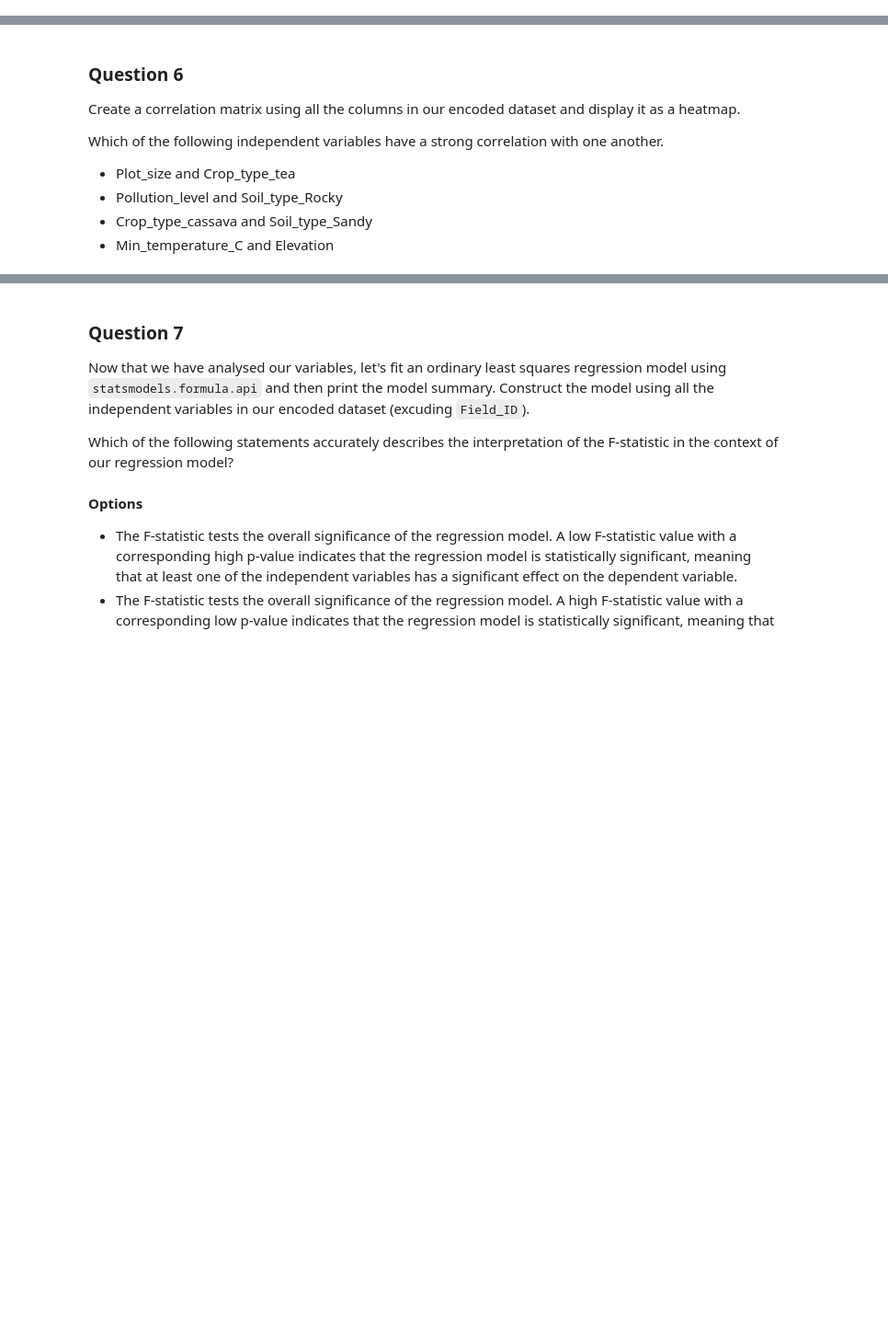
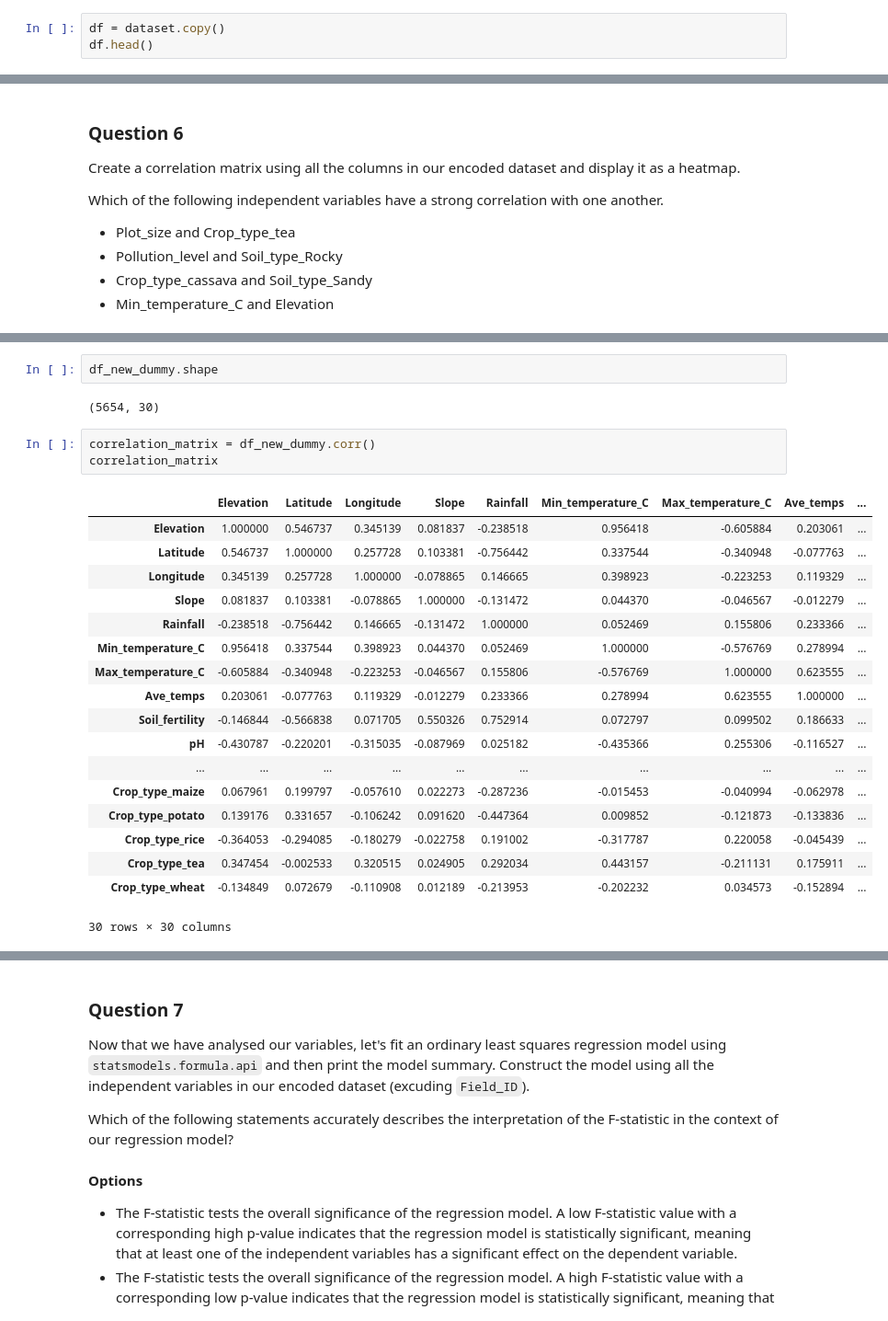
Before and after one commit to ndegwaanth/alX-datascience, a Jupyter notebook: machine_learning/notebooks/week5/Linear_regression_MCQ_student_version.ipynb, the cells around one changed output, grey strips where cells are left out. Shown at 92% size. Drawn from its saved outputs; the diff is of its cells as text; blank space fills up the shorter version.

```diff
--- a/machine_learning/notebooks/week5/Linear_regression_MCQ_student_version.ipynb
+++ b/machine_learning/notebooks/week5/Linear_regression_MCQ_student_version.ipynb
@@ -168,0 +175,3 @@ else:
+# %%
+df = dataset.copy()
+df.head()
@@ -259,0 +641,26 @@ Which of the following independent variables have a strong correlation with one
+# %%
+df_new_dummy.shape
+# %% [output]
+(5654, 30)
+# %%
+correlation_matrix = df_new_dummy.corr()
+correlation_matrix
+# %% [output]
+|  | Elevation | Latitude | Longitude | Slope | Rainfall | Min_temperature_C | Max_temperature_C | Ave_temps | ... |
+| Elevation | 1.000000 | 0.546737 | 0.345139 | 0.081837 | -0.238518 | 0.956418 | -0.605884 | 0.203061 | ... |
+| Latitude | 0.546737 | 1.000000 | 0.257728 | 0.103381 | -0.756442 | 0.337544 | -0.340948 | -0.077763 | ... |
+| Longitude | 0.345139 | 0.257728 | 1.000000 | -0.078865 | 0.146665 | 0.398923 | -0.223253 | 0.119329 | ... |
+| Slope | 0.081837 | 0.103381 | -0.078865 | 1.000000 | -0.131472 | 0.044370 | -0.046567 | -0.012279 | ... |
+| Rainfall | -0.238518 | -0.756442 | 0.146665 | -0.131472 | 1.000000 | 0.052469 | 0.155806 | 0.233366 | ... |
+| Min_temperature_C | 0.956418 | 0.337544 | 0.398923 | 0.044370 | 0.052469 | 1.000000 | -0.576769 | 0.278994 | ... |
+| Max_temperature_C | -0.605884 | -0.340948 | -0.223253 | -0.046567 | 0.155806 | -0.576769 | 1.000000 | 0.623555 | ... |
+| Ave_temps | 0.203061 | -0.077763 | 0.119329 | -0.012279 | 0.233366 | 0.278994 | 0.623555 | 1.000000 | ... |
+| Soil_fertility | -0.146844 | -0.566838 | 0.071705 | 0.550326 | 0.752914 | 0.072797 | 0.099502 | 0.186633 | ... |
+| pH | -0.430787 | -0.220201 | -0.315035 | -0.087969 | 0.025182 | -0.435366 | 0.255306 | -0.116527 | ... |
+| ... | ... | ... | ... | ... | ... | ... | ... | ... | ... |
+| Crop_type_maize | 0.067961 | 0.199797 | -0.057610 | 0.022273 | -0.287236 | -0.015453 | -0.040994 | -0.062978 | ... |
+| Crop_type_potato | 0.139176 | 0.331657 | -0.106242 | 0.091620 | -0.447364 | 0.009852 | -0.121873 | -0.133836 | ... |
+| Crop_type_rice | -0.364053 | -0.294085 | -0.180279 | -0.022758 | 0.191002 | -0.317787 | 0.220058 | -0.045439 | ... |
+| Crop_type_tea | 0.347454 | -0.002533 | 0.320515 | 0.024905 | 0.292034 | 0.443157 | -0.211131 | 0.175911 | ... |
+| Crop_type_wheat | -0.134849 | 0.072679 | -0.110908 | 0.012189 | -0.213953 | -0.202232 | 0.034573 | -0.152894 | ... |
+30 rows × 30 columns
```
Also changed, not shown: parts of 61 cells of this notebook, 8 other files.
